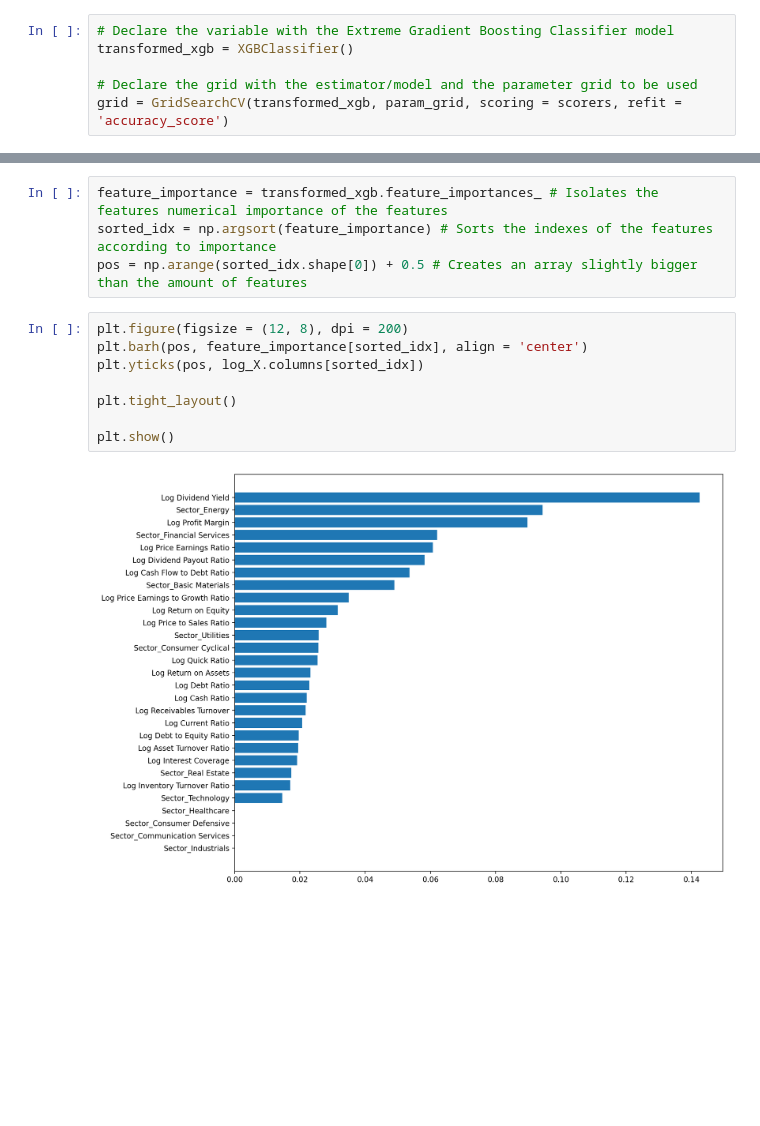
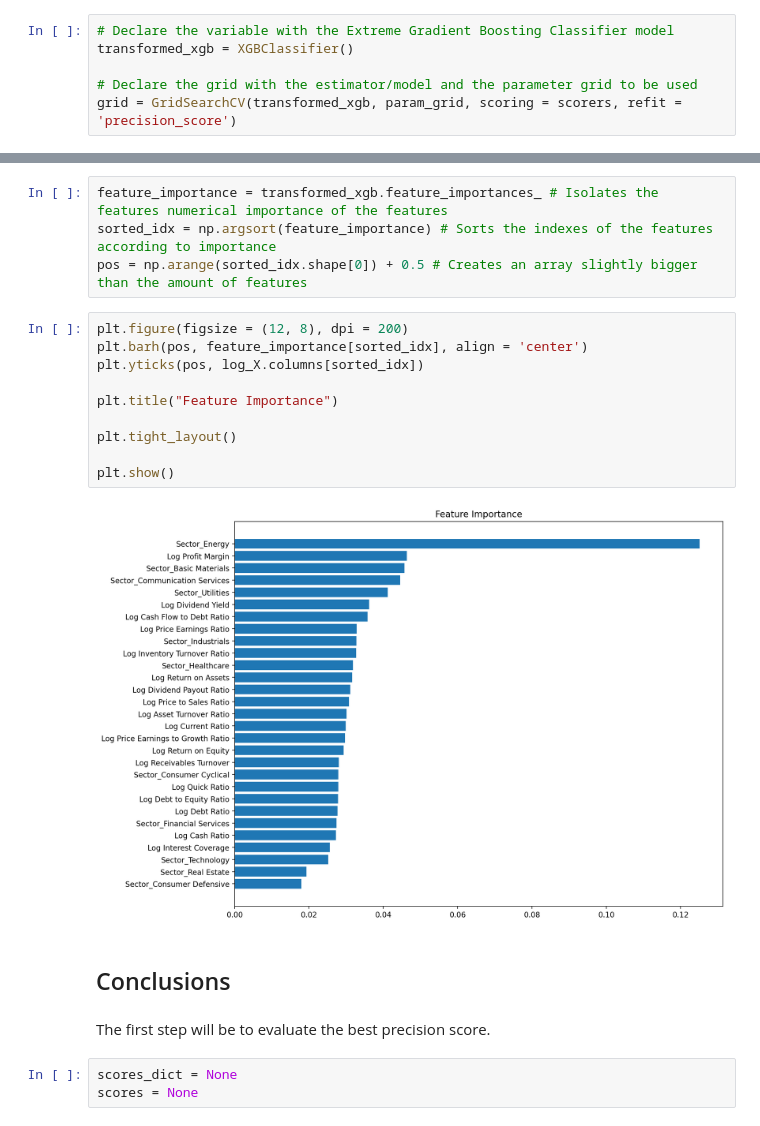
Before and after one commit to leonardo-lealfilho/Springboard, a Jupyter notebook: Capstone Project/Capstone Project - Machine Learning.ipynb, the cells around one changed output, grey strips where cells are left out. Drawn from its saved outputs; the diff is of its cells as text; blank space fills up the shorter version.

```diff
--- a/Capstone Project/Capstone Project - Machine Learning.ipynb
+++ b/Capstone Project/Capstone Project - Machine Learning.ipynb
@@ -462,7 +494,7 @@ param_grid = {'n_estimators':n_estimators,
 transformed_xgb = XGBClassifier()
 
 # Declare the grid with the estimator/model and the parameter grid to be used
-grid = GridSearchCV(transformed_xgb, param_grid, scoring = scorers, refit = 'accuracy_score')
+grid = GridSearchCV(transformed_xgb, param_grid, scoring = scorers, refit = 'precision_score')
 # %%
 X_train, X_test, y_train, y_test = train_test_split(log_X, y, test_size = 0.2, random_state = 42)
 # %%
@@ -526,10 +567,19 @@ pos = np.arange(sorted_idx.shape[0]) + 0.5 # Creates an array slightly bigger th
 # %%
 plt.figure(figsize = (12, 8), dpi = 200)
 plt.barh(pos, feature_importance[sorted_idx], align = 'center')
 plt.yticks(pos, log_X.columns[sorted_idx])
 
+plt.title("Feature Importance")
+
 plt.tight_layout()
 
 plt.show()
 # %% [output]
-[figure, old version]
+[figure, new version]
+# %% [markdown]
+## Conclusions
+# %% [markdown]
+The first step will be to evaluate the best precision score.
+# %%
+scores_dict = None
+scores = None
```
Also changed, not shown: parts of 55 cells of this notebook, 1 other file.
